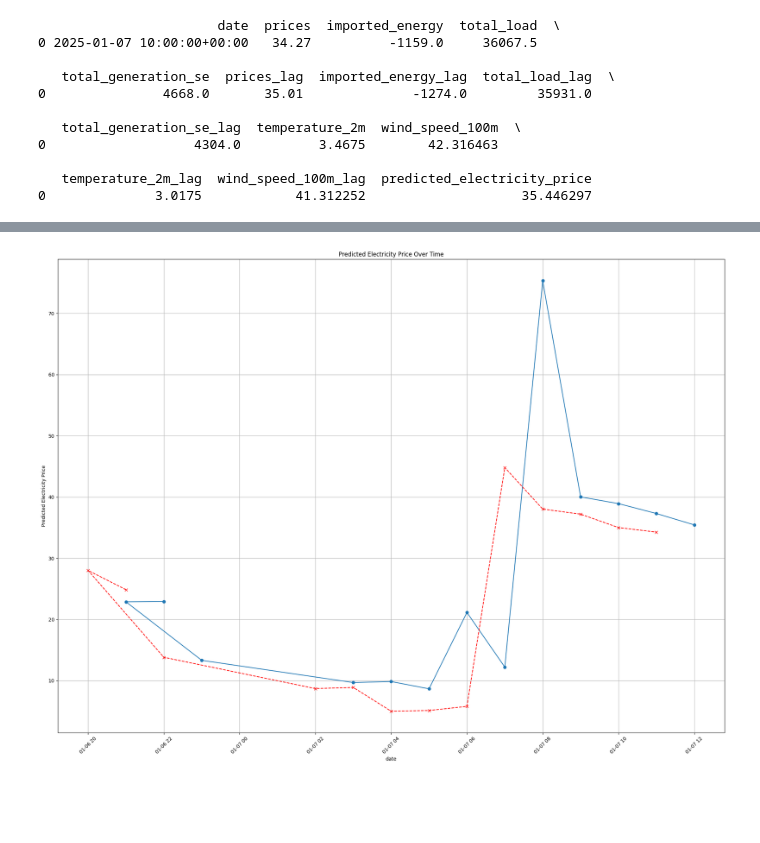
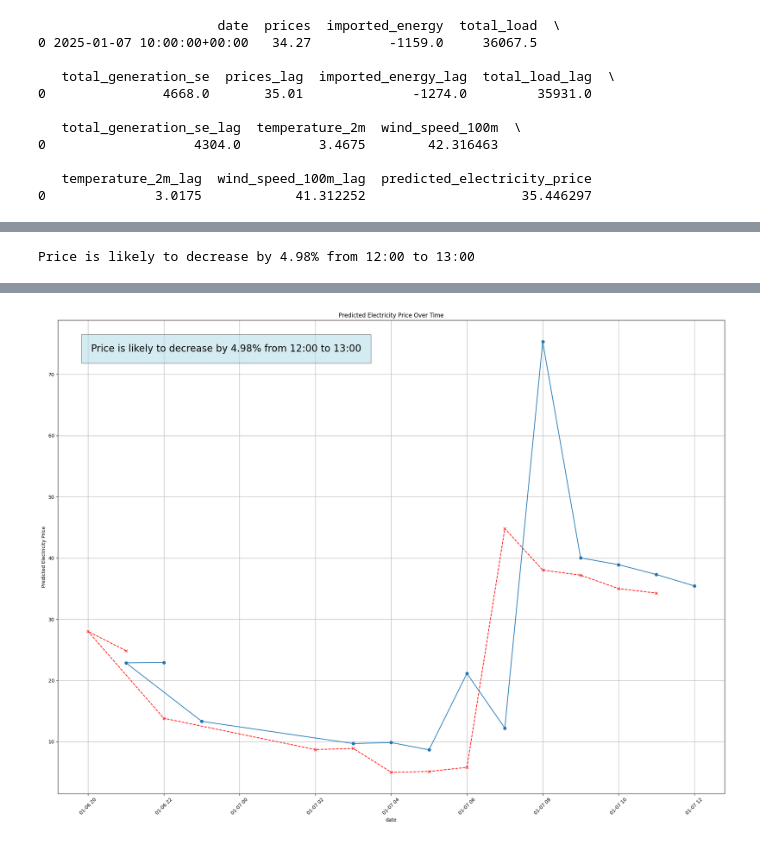
Before and after one commit to oskaralf/ID2223_FinalProject, a Jupyter notebook: notebooks/inference.ipynb, the cells around one changed output, grey strips where cells are left out. Saved outputs shown, nothing was run; the diff lists cells and outputs as text; code cells hidden in the pictures; blank space fills up the shorter version.

```diff
--- a/notebooks/inference.ipynb
+++ b/notebooks/inference.ipynb
@@ -275,6 +258,23 @@ plot_data
 | 10 | 2025-01-07 08:00:00+00:00 | 37.20 | -1489.0 | 35732.25 | 4342.0 | 38.03 | -1885.0 | ... |
 | 11 | 2025-01-07 09:00:00+00:00 | 35.01 | -1274.0 | 35931.00 | 4304.0 | 37.20 | -1489.0 | ... |
 | 12 | 2025-01-07 10:00:00+00:00 | 34.27 | -1159.0 | 36067.50 | 4668.0 | 35.01 | -1274.0 | ... |
+# %%
+first = plot_data['predicted_electricity_price'].iloc[-1]
+second = plot_data['predicted_electricity_price'].iloc[-2]
+change = round((first - second) / second,4)
+# %%
+
+d = plot_data['date'].iloc[-1] + pd.Timedelta(hours=2)
+hour = d.strftime('%H:%M')
+plus_1 = d + pd.Timedelta(hours=1)
+interval = plus_1.strftime('%H:%M')
+if change < 0:
+    text = f'Price is likely to decrease by {round(abs(change)*100, 2)}% from {hour} to {interval}'
+else:
+    text = f'Price is likely to increase by {round(change*100, 2)}% from {hour} to {interval}'
+print(text)
+# %% [output]
+Price is likely to decrease by 4.98% from 12:00 to 13:00
 # %%
 #batch_data['time_start'] = pd.to_datetime(batch_data['time_start'], errors='coerce')
 #batch_data = batch_data.sort_values(by='date')
@@ -296,6 +296,16 @@ plt.xticks(rotation=45)
 plt.grid(True)
 plt.tight_layout()
 
+plt.gca().text(
+    x=0.05,
+    y=0.95,
+    s=text,
+    fontsize=20,
+    verticalalignment='top',
+    horizontalalignment='left',
+    transform=plt.gca().transAxes,
+    bbox=dict(facecolor='lightblue', alpha=0.5, edgecolor='black', pad=20)
+)
 
 output_dir = 'Images/'
 os.makedirs(output_dir, exist_ok=True)
@@ -308 +318 @@ plt.show()
-[figure, old version]
+[figure, new version]
```
Also changed, not shown: parts of 5 cells of this notebook, 2 other files.
